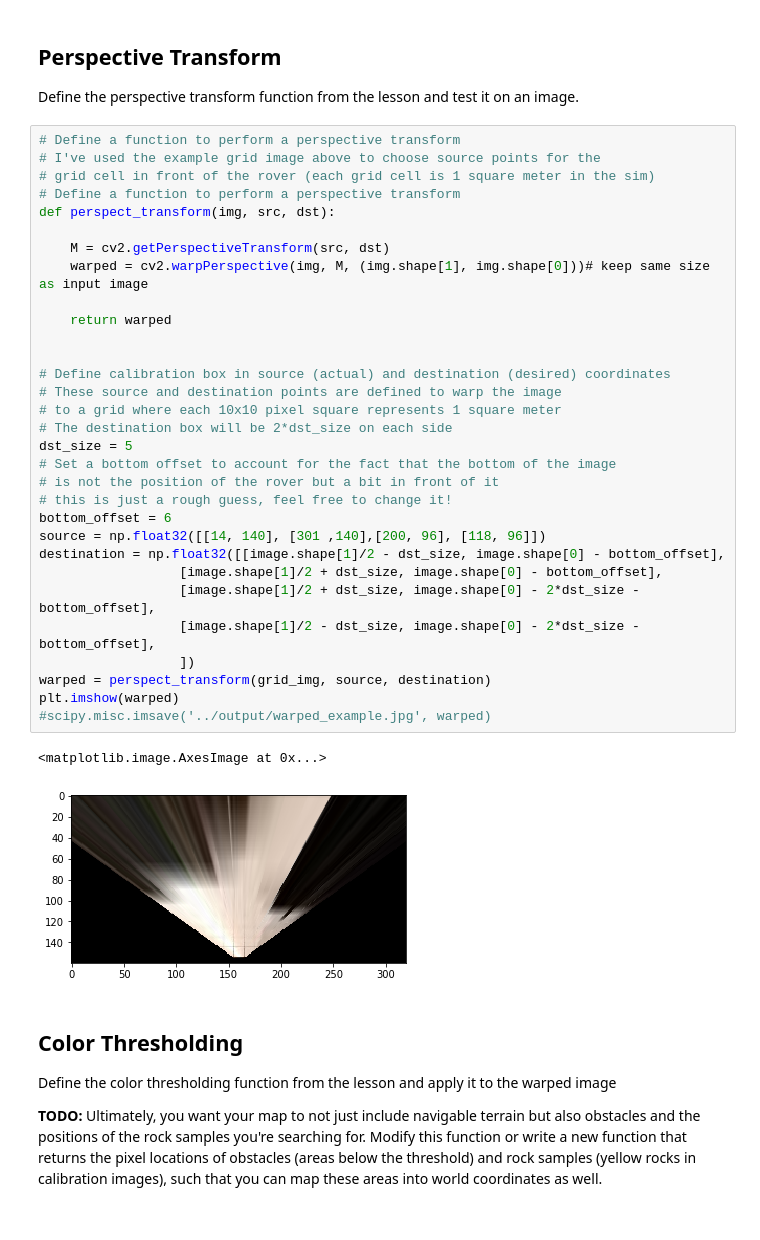
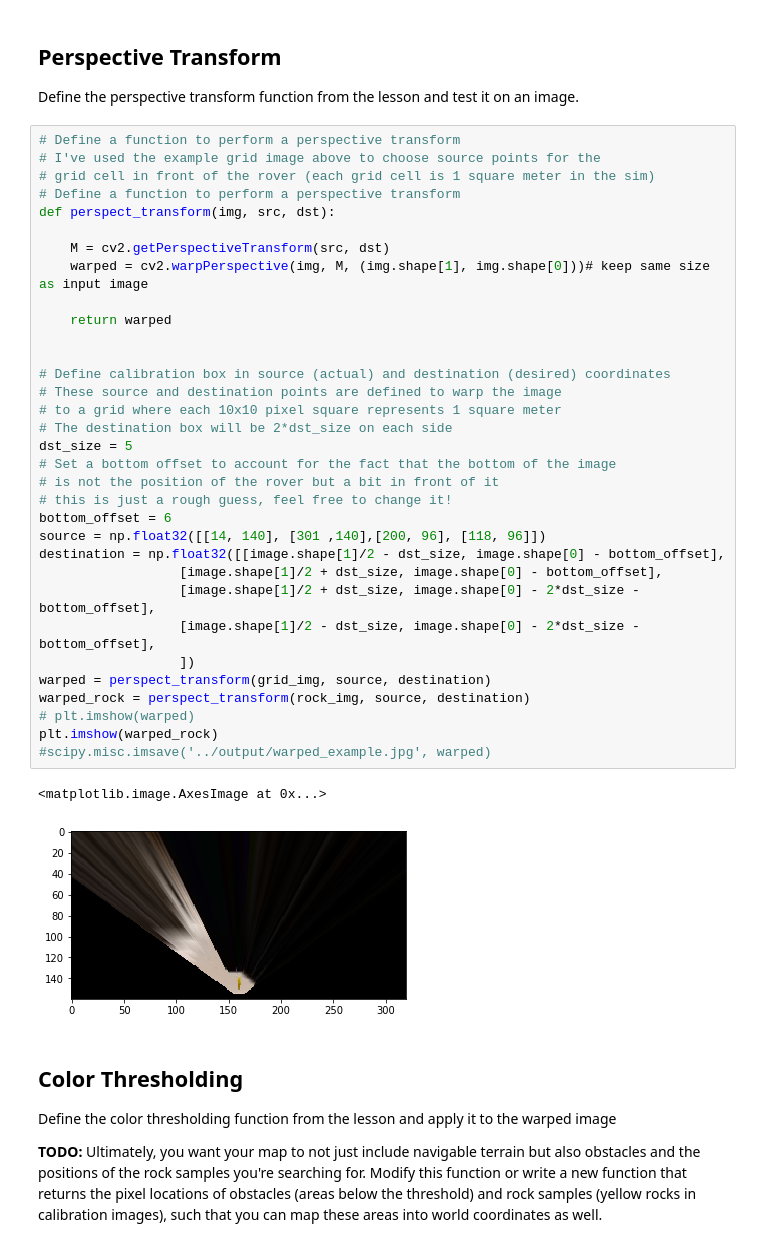
Before and after one commit to charlewn/RoboND-Rover-Project, a Jupyter notebook: code/Rover_Project_Test_Notebook.ipynb, the cells around one changed output. Saved outputs shown, nothing was run; the diff lists cells and outputs as text.

```diff
--- a/code/Rover_Project_Test_Notebook.ipynb
+++ b/code/Rover_Project_Test_Notebook.ipynb
@@ -93,13 +93,15 @@
                   [image.shape[1]/2 + dst_size, image.shape[0] - bottom_offset],
                   [image.shape[1]/2 + dst_size, image.shape[0] - 2*dst_size - bottom_offset],
                   [image.shape[1]/2 - dst_size, image.shape[0] - 2*dst_size - bottom_offset],
                   ])
 warped = perspect_transform(grid_img, source, destination)
-plt.imshow(warped)
+warped_rock = perspect_transform(rock_img, source, destination)
+# plt.imshow(warped)
+plt.imshow(warped_rock)
 #scipy.misc.imsave('../output/warped_example.jpg', warped)
 # %% [output]
 <matplotlib.image.AxesImage at 0x...>
-[figure, old version]
+[figure, new version]
 # %% [markdown]
 ## Color Thresholding
 Define the color thresholding function from the lesson and apply it to the warped image
```
Also changed, not shown: parts of 5 cells of this notebook, 9 other files.
